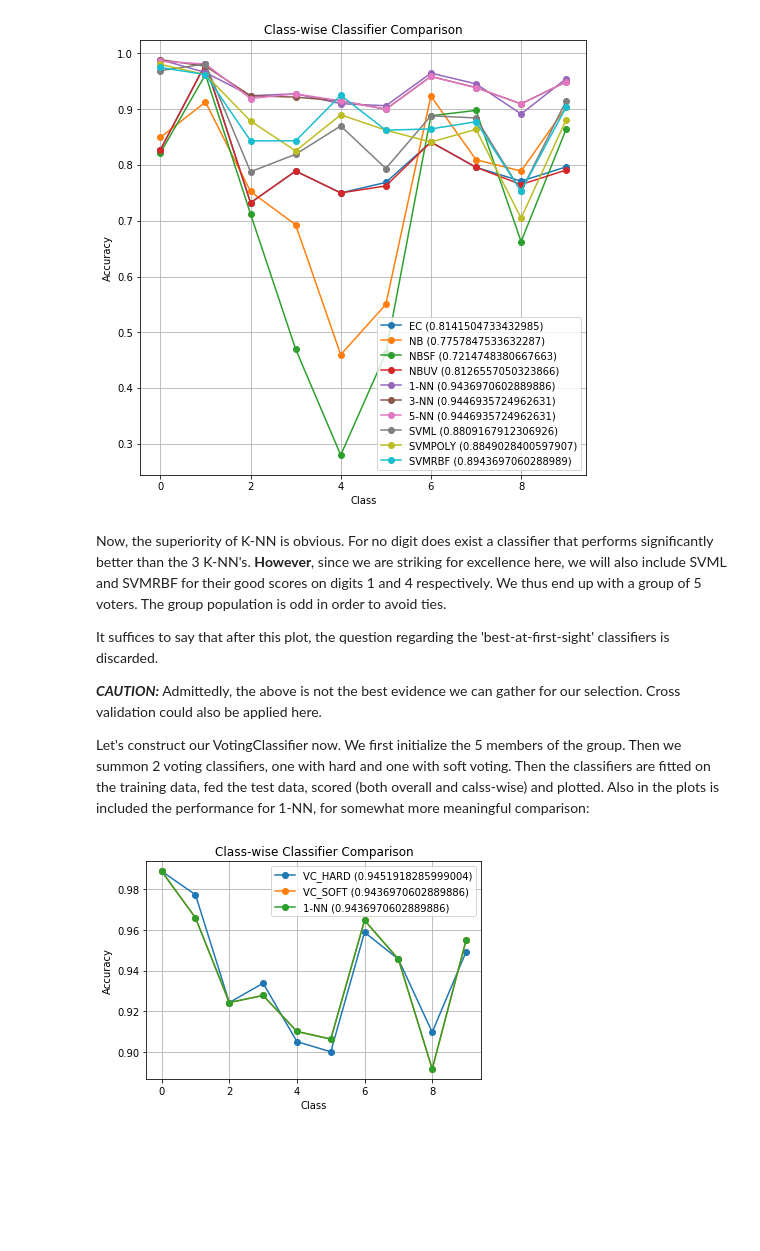
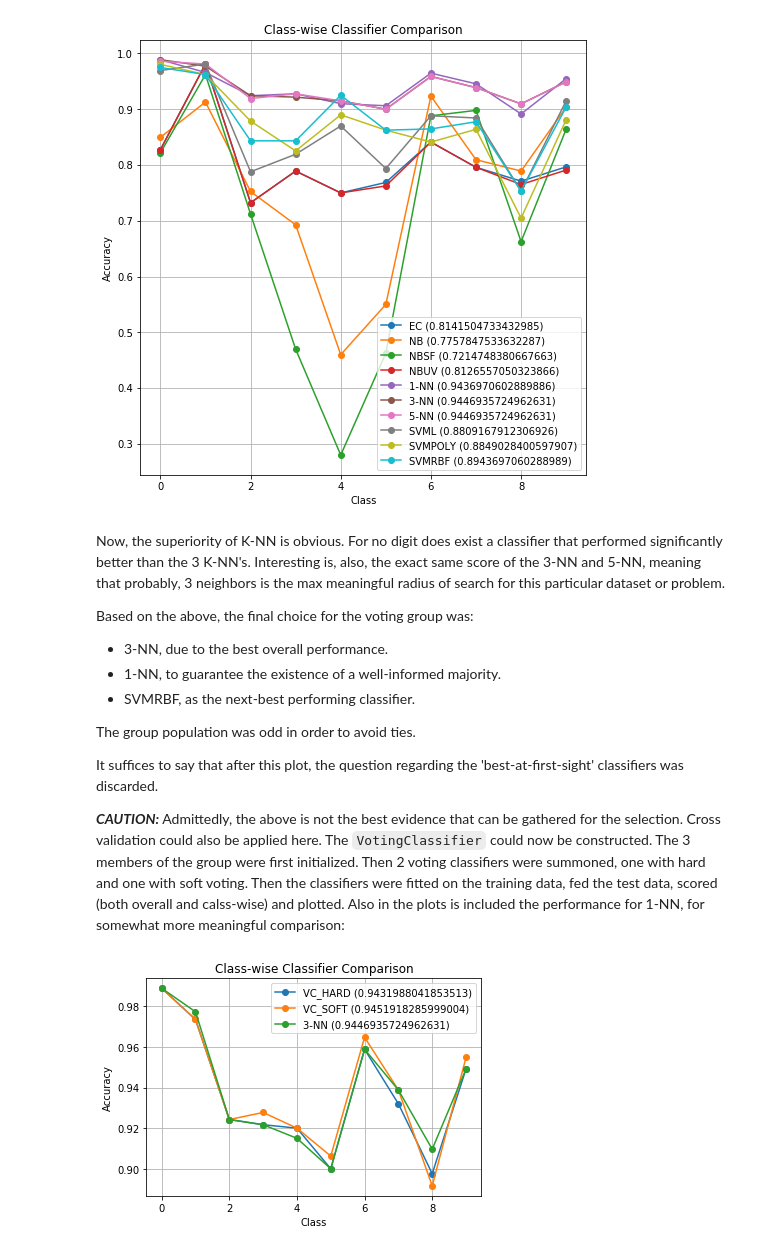
Before and after one commit to kotskon/patrec19, a Jupyter notebook: labOne/PatRec19_Lab1.ipynb, the cells around one changed output. Cells and saved outputs as stored; diff of their text form; code cells hidden in the pictures; blank space fills up the shorter version.

````diff
--- a/labOne/PatRec19_Lab1.ipynb
+++ b/labOne/PatRec19_Lab1.ipynb
@@ -795,51 +799,54 @@ plt.show()
 # %% [output]
 [figure]
 # %% [markdown]
-Now, the superiority of K-NN is obvious. For no digit does exist a classifier that performs significantly better than the 3 K-NN's. **However**, since we are striking for excellence here, we will also include SVML and SVMRBF for their good scores on digits 1 and 4 respectively. We thus end up with a group of 5 voters. The group population is odd in order to avoid ties.
+Now, the superiority of K-NN is obvious. For no digit does exist a classifier that performed significantly better than the 3 K-NN's. Interesting is, also, the exact same score of the 3-NN and 5-NN, meaning that probably, 3 neighbors is the max meaningful radius of search for this particular dataset or problem.
 
-It suffices to say that after this plot, the question regarding the 'best-at-first-sight' classifiers is discarded.
+Based on the above, the final choice for the voting group was:
 
-***CAUTION:*** Admittedly, the above is not the best evidence we can gather for our selection. Cross validation could also be applied here.
+- 3-NN, due to the best overall performance.
+- 1-NN, to guarantee the existence of a well-informed majority.
+- SVMRBF, as the next-best performing classifier.
 
-Let's construct our VotingClassifier now. We first initialize the 5 members of the group. Then we summon 2 voting classifiers, one with hard and one with soft voting. Then the classifiers are fitted on the training data, fed the test data, scored (both overall and calss-wise) and plotted. Also in the plots is included the performance for 1-NN, for somewhat more meaningful comparison:
+The group population was odd in order to avoid ties.
+
+It suffices to say that after this plot, the question regarding the 'best-at-first-sight' classifiers was discarded.
+
+***CAUTION:*** Admittedly, the above is not the best evidence that can be gathered for the selection. Cross validation could also be applied here.
+The ```VotingClassifier``` could now be constructed. The 3 members of the group were first initialized. Then 2 voting classifiers were summoned, one with hard and one with soft voting. Then the classifiers were fitted on the training data, fed the test data, scored (both overall and calss-wise) and plotted. Also in the plots is included the performance for 1-NN, for somewhat more meaningful comparison:
 # %%
-_1NN_.__init__ (n_neighbors = 1, algorithm = 'ball_tree')
-_3NN_.__init__ (n_neighbors = 3, algorithm = 'ball_tree')
-_5NN_.__init__ (n_neighbors = 5, algorithm = 'ball_tree')
-"""
-SVML.__init__ (kernel = 'linear', gamma = 'scale', probability = True)
-SVMRBF.__init__ (kernel = 'rbf', gamma = 'scale', probability = True)
+_1NN_= KNeighborsClassifier (n_neighbors = 1, algorithm = 'ball_tree')
+_3NN_= KNeighborsClassifier (n_neighbors = 3, algorithm = 'ball_tree')
+SVMRBF = NuSVC (kernel = 'rbf', gamma = 'scale', probability = True)
 
 VC_HARD = VotingClassifier (estimators = [('1nn', _1NN_), ('3nn', _3NN_),
-                                          ('5nn', _5NN_), ('lin', SVML),
                                           ('rbf', SVMRBF)], voting = 'hard')
 VC_SOFT = VotingClassifier (estimators = [('1nn', _1NN_), ('3nn', _3NN_),
-                                          ('5nn', _5NN_), ('lin', SVML),
                                           ('rbf', SVMRBF)], voting = 'soft')
-"""
-VC_HARD = VotingClassifier (estimators = [('1nn', _1NN_), ('3nn', _3NN_),
-                                          ('5nn', _5NN_)], voting = 'hard')
-VC_SOFT = VotingClassifier (estimators = [('1nn', _1NN_), ('3nn', _3NN_),
-                                          ('5nn', _5NN_)], voting = 'soft')
 VC_HARD.fit (X_train, y_train)
 VC_SOFT.fit (X_train, y_train)
+_3NN_.fit (X_train, y_train)
 
 VC_HARD_preds = VC_HARD.predict (X_test)
 VC_SOFT_preds = VC_SOFT.predict (X_test)
+_3NN__preds = _3NN_.predict (X_test)
+
 VC_HARD_score = VC_HARD.score (X_test, y_test)
 VC_SOFT_score = VC_SOFT.score (X_test, y_test)
+_3NN__score = _3NN_.score (X_test, y_test)
 VC_HARD_cc = datautilus.classScores (y_test, VC_HARD_preds)
 VC_SOFT_cc = datautilus.classScores (y_test, VC_SOFT_preds)
+_3NN_cc = datautilus.classScores (y_test, _3NN__preds)
 
+xaxis = np.arange (10)
 fig, ax = plt.subplots(1)
 ax.grid ()
 ax.plot (xaxis, VC_HARD_cc, 'o-', label = 'VC_HARD (' + str (VC_HARD_score) + ')')
 ax.plot (xaxis, VC_SOFT_cc, 'o-', label = 'VC_SOFT (' + str (VC_SOFT_score) + ')')
-ax.plot (xaxis, _1NN_cc, 'o-', label = '1-NN (' + str (_1NN__score) + ')')
+ax.plot (xaxis, _3NN_cc, 'o-', label = '3-NN (' + str (_3NN__score) + ')')
 plt.xlabel ('Class')
 plt.ylabel ('Accuracy')
 plt.title ('Class-wise Classifier Comparison')
 plt.legend (loc = 'best')
 plt.show()
 # %% [output]
-[figure, old version]
+[figure, new version]
````
Also changed, not shown: parts of 45 cells of this notebook, 4 other files.
